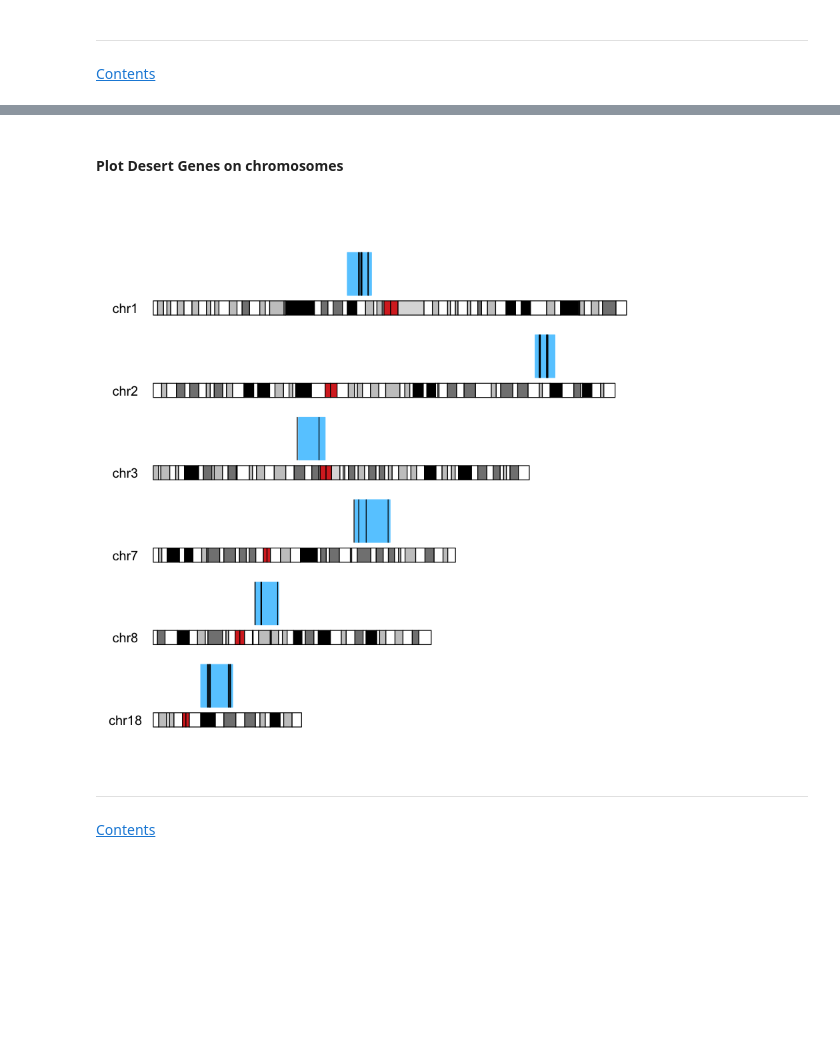
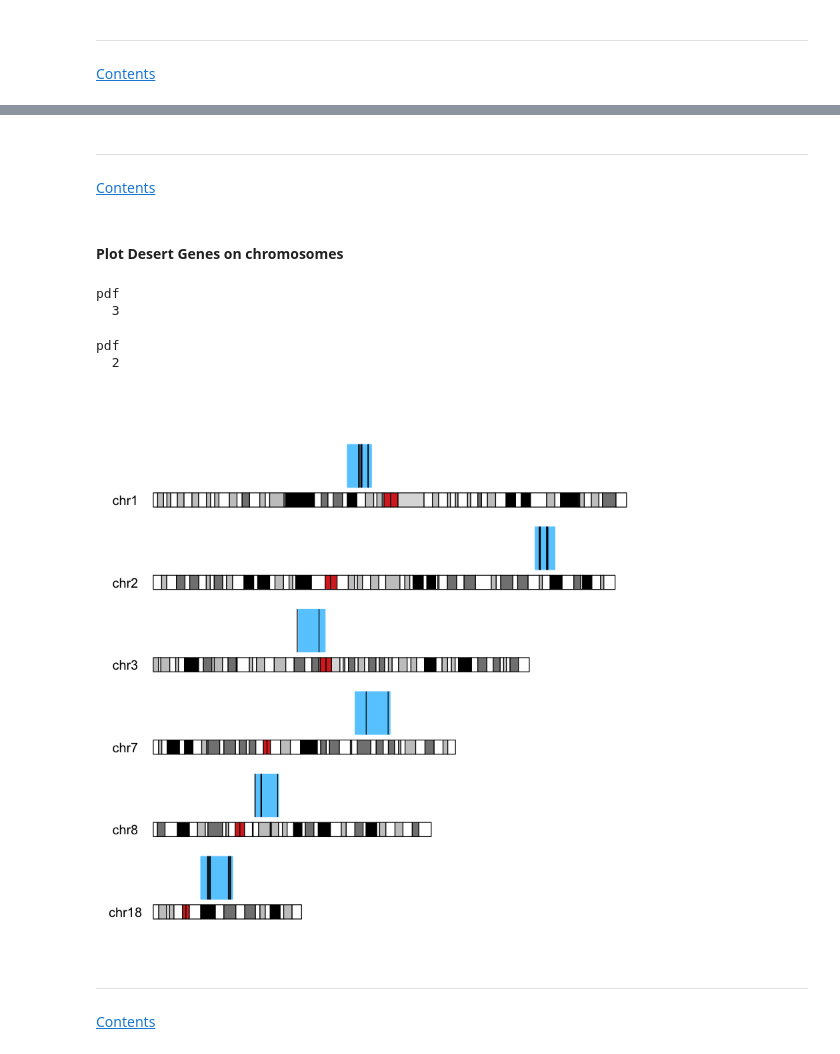
Before and after one commit to colbrall/neanderthal_predixcan_manuscript, a Jupyter notebook: scripts/neanderthal_predixcan_plots.ipynb, the cells around one changed output, grey strips where cells are left out. Drawn from its saved outputs; the diff is of its cells as text; code cells hidden in the pictures; blank space fills up the shorter version.

```diff
--- a/scripts/neanderthal_predixcan_plots.ipynb
+++ b/scripts/neanderthal_predixcan_plots.ipynb
@@ -53,8 +86,8 @@ Loading required package: parallel
 <a id='drcounts'></a>
 #### plot counts of DR genes per tissue, filtered for Non-Introgressed genes
 # %%
-p_file_path <- "data/altai_original_pvalues_2sided.txt"
-intro_path <- "data/altai_intro_genes.txt"
+p_file_path <- "../data/altai_original_pvalues_2sided.txt"
+intro_path <- "../data/altai_intro_genes.txt"
 
 p_mat <- read_delim(p_file_path, "\t", escape_double = FALSE, trim_ws = TRUE)
 intro <- read_csv(intro_path, col_names = FALSE)
@@ -747,0 +256,14 @@ cols(
+# %%
+gene_file <- "~/Dropbox (VU Basic Sciences)/predixcan/altai_temp/dr_gwarrs_LDexpand.bed"
+
+dr_genes <- read.delim(gene_file, header=FALSE, stringsAsFactors=FALSE)
+for (i in 1:nrow(dr_genes)){
+    dr_genes$V1[i] <- paste("chr",dr_genes$V1[i],sep="")
+}
+
+genes <- makeGRangesFromDataFrame(data_frame(chr = dr_genes$V1, start=dr_genes$V2,end=dr_genes$V3))
+
+kp <-plotKaryotype(genome="hg19",chromosomes=c("chr1","chr2","chr3","chr4","chr5","chr6","chr7","chr8","chr9","chr10","chr11","chr12","chr13","chr14","chr15","chr16","chr17","chr18","chr19","chr20","chr21","chr22"))
+kpPlotRegions(kp, data=genes,r1=0.75)
+dev.copy(pdf,"../gwarrs.pdf",width = 6, height = 6)
+dev.off()
@@ -748,32 +276,39 @@ cols(
+# %% [markdown]
+***
+[Contents](#Contents)
 # %% [markdown]
 <a id='desertplot'></a>
 #### Plot Desert Genes on chromosomes
 # %%
-gene_file <- "~/Dropbox (VU Basic Sciences)/predixcan/results/introgression/desert_dr_genes.bed"
+gene_file <- "~/Dropbox (VU Basic Sciences)/predixcan/altai_temp/dr_desert_genes_LDexpand.bed"
 deserts <- "~/Dropbox (VU Basic Sciences)/predixcan/data/nean_deserts.bed"
 
 dr_genes <- read.delim(gene_file, header=FALSE, stringsAsFactors=FALSE)
 des <- read.delim(deserts, header=FALSE, stringsAsFactors=FALSE,comment.char = "#")
 for (i in 1:nrow(dr_genes)){
     dr_genes$V1[i] <- paste("chr",dr_genes$V1[i],sep="")
 }
 for (i in 1:nrow(des)){
     des$V1[i] <- paste("chr",des$V1[i],sep="")
 }
 
 #chrms <- unique(dr_genes$V1))
 chrms <- c("chr1","chr2","chr3","chr7","chr8","chr18")
 genes <- makeGRangesFromDataFrame(data_frame(chr = dr_genes$V1, start=dr_genes$V2,end=dr_genes$V3))
 deserts <- makeGRangesFromDataFrame(data_frame(chr = des$V1, start=des$V2,end=des$V3))
-values(genes) <- DataFrame(names=c("ZDBF2","PIK3C3","VAV3","RB1CC1","CHMP2B","PSRC1","GAREM1","RIT2","STXBP3","BMPR2","ZNF717","THAP5","ADAM23","CELSR2","DSG3","TGS1","SYPL1","ST7L","TMEM229A","CPO","MOV10","CARF","LSMEM1","BHLHE22","MOS","RNF138","DSC3"))
+#values(genes) <- DataFrame(names=c("ZDBF2","PIK3C3","VAV3","RB1CC1","CHMP2B","PSRC1","GAREM1","RIT2","STXBP3","BMPR2","ZNF717","THAP5","ADAM23","CELSR2","DSG3","TGS1","SYPL1","ST7L","TMEM229A","CPO","MOV10","CARF","LSMEM1","BHLHE22","MOS","RNF138","DSC3"))
 
 kp <-plotKaryotype(genome="hg19", chromosomes=chrms)
 kpPlotRegions(kp, deserts, col="#66ccff",r1=0.75)
 kpPlotRegions(kp, data=genes,r1=0.75)
-#dev.copy(pdf,"desert_genes.pdf",width = 10, height = 3)
-#dev.off()
+dev.copy(pdf,"../desert_genes.pdf",width = 10, height = 3)
+dev.off()
 # %% [output]
+pdf
+  3
+pdf
+  2
-[figure, old version]
+[figure, new version]
 # %% [markdown]
 ***
 [Contents](#Contents)
```
Also changed, not shown: parts of 31 cells of this notebook, 5 other files.
